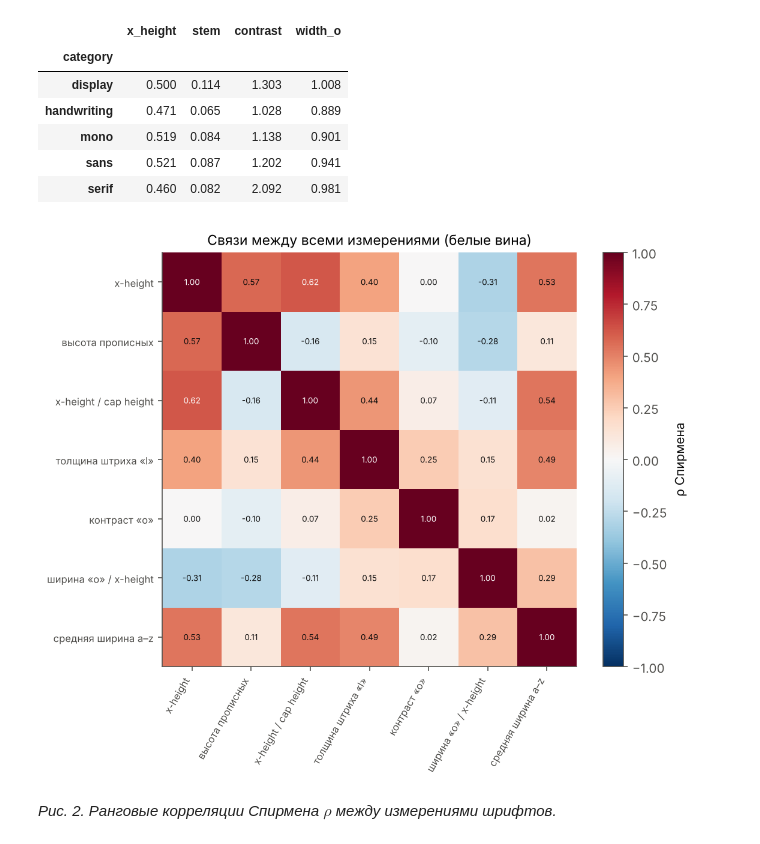
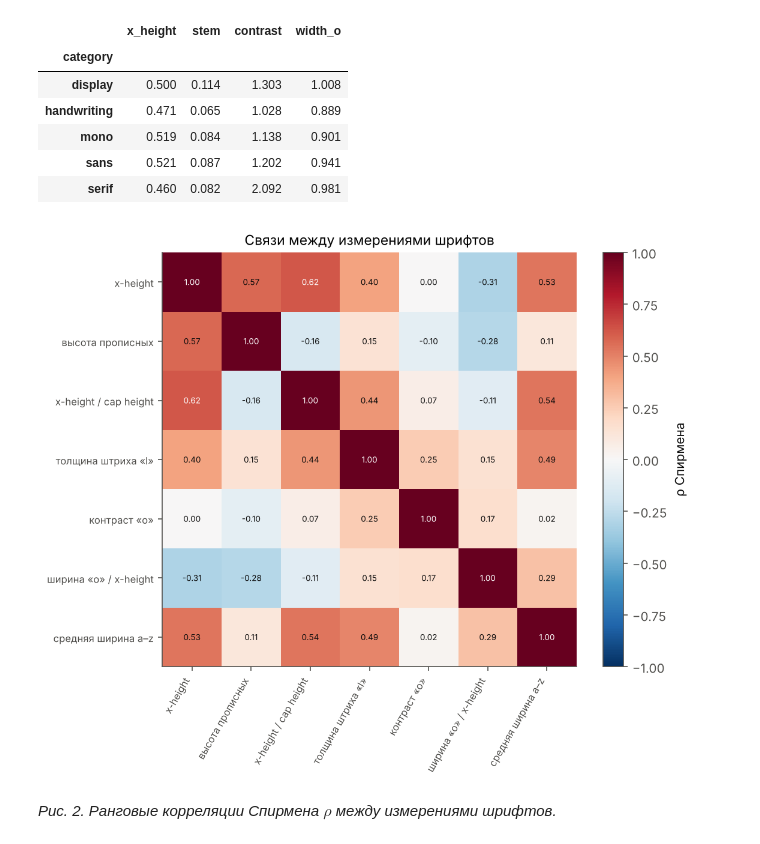
Before and after one commit to kkristinabbykova/lab01-ktvd, a Jupyter notebook: fonts.ipynb, the cells around one changed output. Saved outputs shown, nothing was run; the diff lists cells and outputs as text; code cells hidden in the pictures.

Commit message:
датчик теперь на данных шрифтов

```diff
--- a/fonts.ipynb
+++ b/fonts.ipynb
@@ -124,9 +124,9 @@ fonts.groupby("category")[["x_height", "stem", "contrast", "width_o"]].median().
 | serif | 0.460 | 0.082 | 2.092 | 0.981 |
 # %%
 cols = ["x_height", "cap_height", "x_to_cap", "stem", "contrast", "width_o", "adv_mean"]
-plots.corr_heatmap(fonts[cols].rename(columns=fp.COL_RU).corr(method="spearman"), "fonts_corr.png");
+plots.corr_heatmap(fonts[cols].rename(columns=fp.COL_RU).corr(method="spearman"), "fonts_corr.png", title="Связи между измерениями шрифтов");
 # %% [output]
-[figure, old version]
+[figure, new version]
 # %% [markdown]
 <a id="fig2"></a>
 *Рис. 2. Ранговые корреляции Спирмена $\rho$ между измерениями шрифтов.*
```
Also changed, not shown: parts of 1 cell of this notebook, 20 other files.
